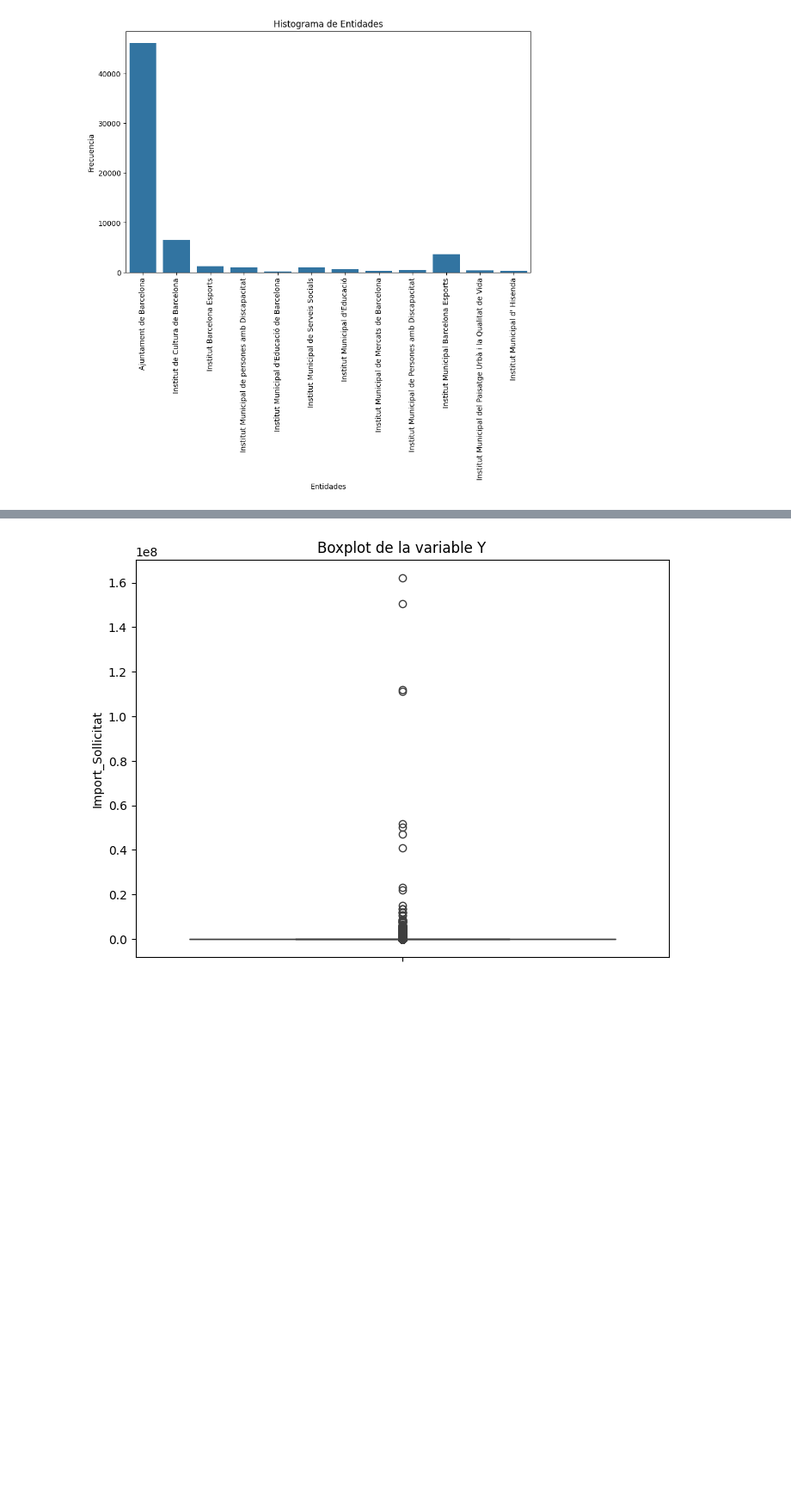
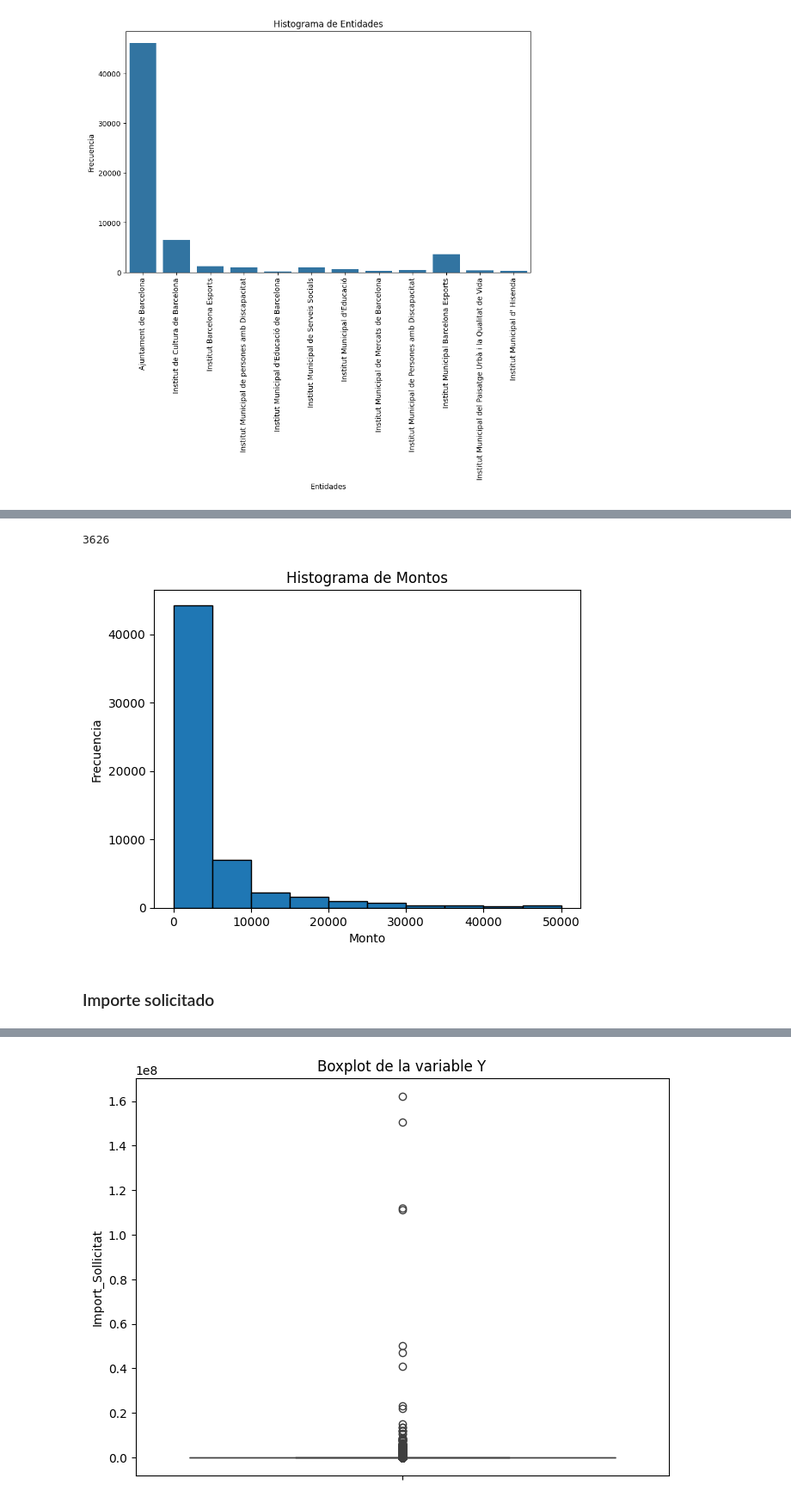
Before and after one commit to haroldavis/proba, a Jupyter notebook: EDA/subvencions.ipynb, the cells around one changed output, grey strips where cells are left out. Shown at 86% size. Cells and saved outputs as stored; diff of their text form; code cells hidden in the pictures; blank space fills up the shorter version.

```diff
--- a/EDA/subvencions.ipynb
+++ b/EDA/subvencions.ipynb
@@ -230 +460,20 @@ plt.show()
+# %%
+print(len(df_subvencions[df_subvencions['Import_Atorgat_Inicial']>50000]))
+df = df_subvencions[df_subvencions['Import_Atorgat_Inicial']<=50000]
+# %% [output]
+3626
+# %%
+plt.hist(data=df, x='Import_Atorgat_Inicial',bins=10, edgecolor='black')
+
+# Personalizar el histograma
+plt.title('Histograma de Montos')
+plt.xlabel('Monto')
+plt.ylabel('Frecuencia')
+
+# Mostrar el gráfico
+plt.show()
+# %% [output]
+[figure, added]
+# %% [markdown]
+### Importe solicitado
 # %%
```
Also changed, not shown: parts of 73 cells of this notebook, 1 other file.
